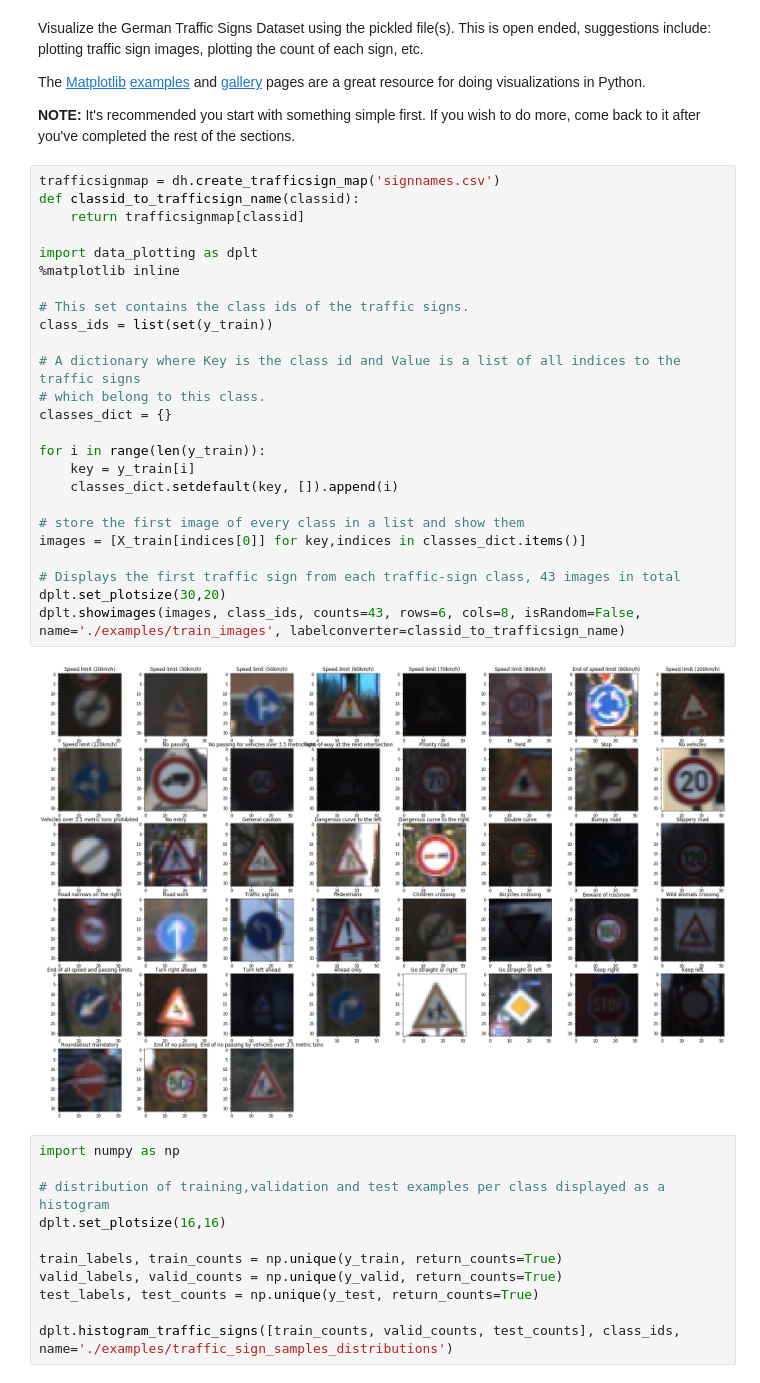
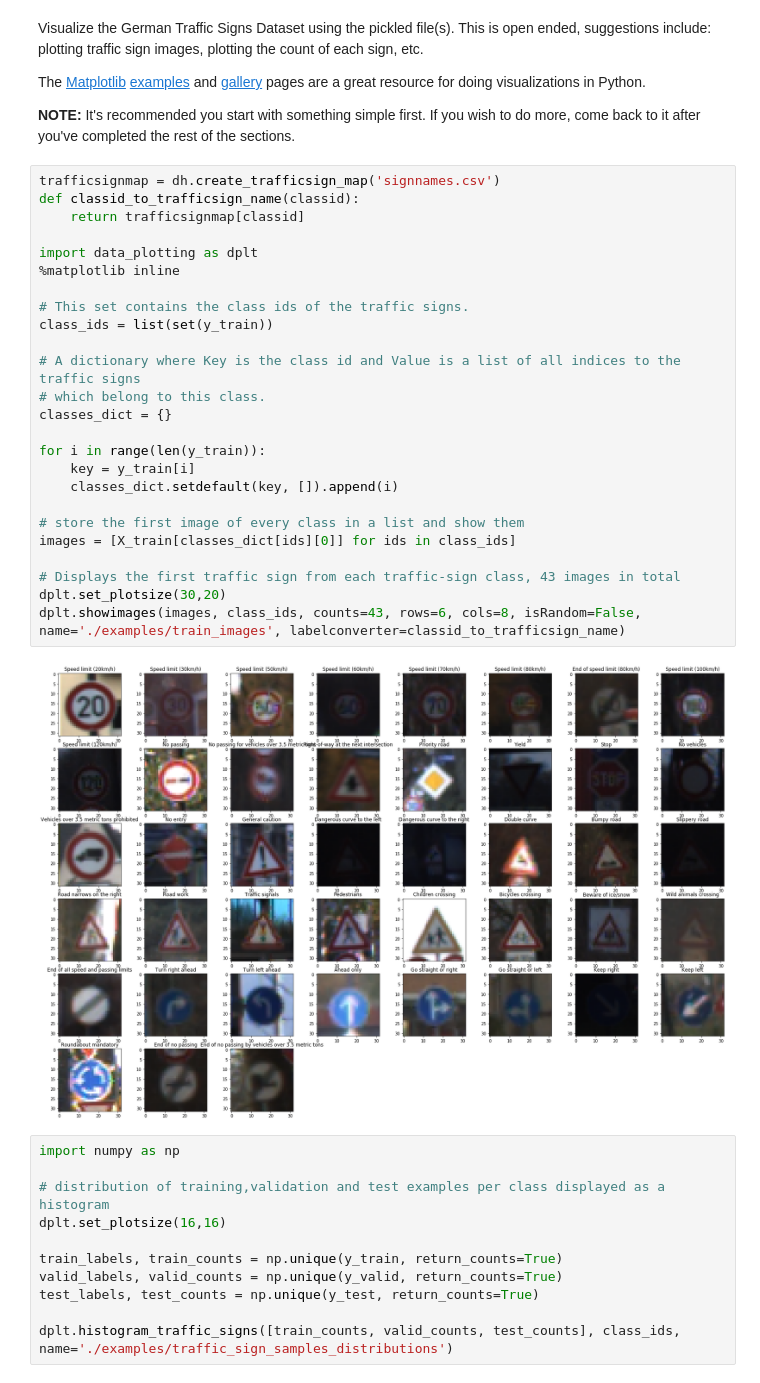
Before and after one commit to rudi77/sdc, a Jupyter notebook: project2/Traffic_Sign_Classifier.ipynb, the cells around one changed output. Drawn from its saved outputs; the diff is of its cells as text.

Commit message:
did not properly displayed training images. added new traffic sign image

```diff
--- a/project2/Traffic_Sign_Classifier.ipynb
+++ b/project2/Traffic_Sign_Classifier.ipynb
@@ -97,30 +97,30 @@ The [Matplotlib](http://matplotlib.org/) [examples](http://matplotlib.org/exampl
 # %%
 trafficsignmap = dh.create_trafficsign_map('signnames.csv')
 def classid_to_trafficsign_name(classid):
     return trafficsignmap[classid]
 
 import data_plotting as dplt
 %matplotlib inline
 
 # This set contains the class ids of the traffic signs.
 class_ids = list(set(y_train))
 
 # A dictionary where Key is the class id and Value is a list of all indices to the traffic signs
 # which belong to this class.
 classes_dict = {}
 
 for i in range(len(y_train)):
     key = y_train[i]
     classes_dict.setdefault(key, []).append(i)
 
 # store the first image of every class in a list and show them
-images = [X_train[indices[0]] for key,indices in classes_dict.items()]
+images = [X_train[classes_dict[ids][0]] for ids in class_ids]
 
 # Displays the first traffic sign from each traffic-sign class, 43 images in total
 dplt.set_plotsize(30,20)
 dplt.showimages(images, class_ids, counts=43, rows=6, cols=8, isRandom=False, name='./examples/train_images', labelconverter=classid_to_trafficsign_name)
 # %% [output]
-[figure, old version]
+[figure, new version]
 # %%
 import numpy as np
 
```
Also changed, not shown: parts of 5 cells of this notebook, 2 other files.
